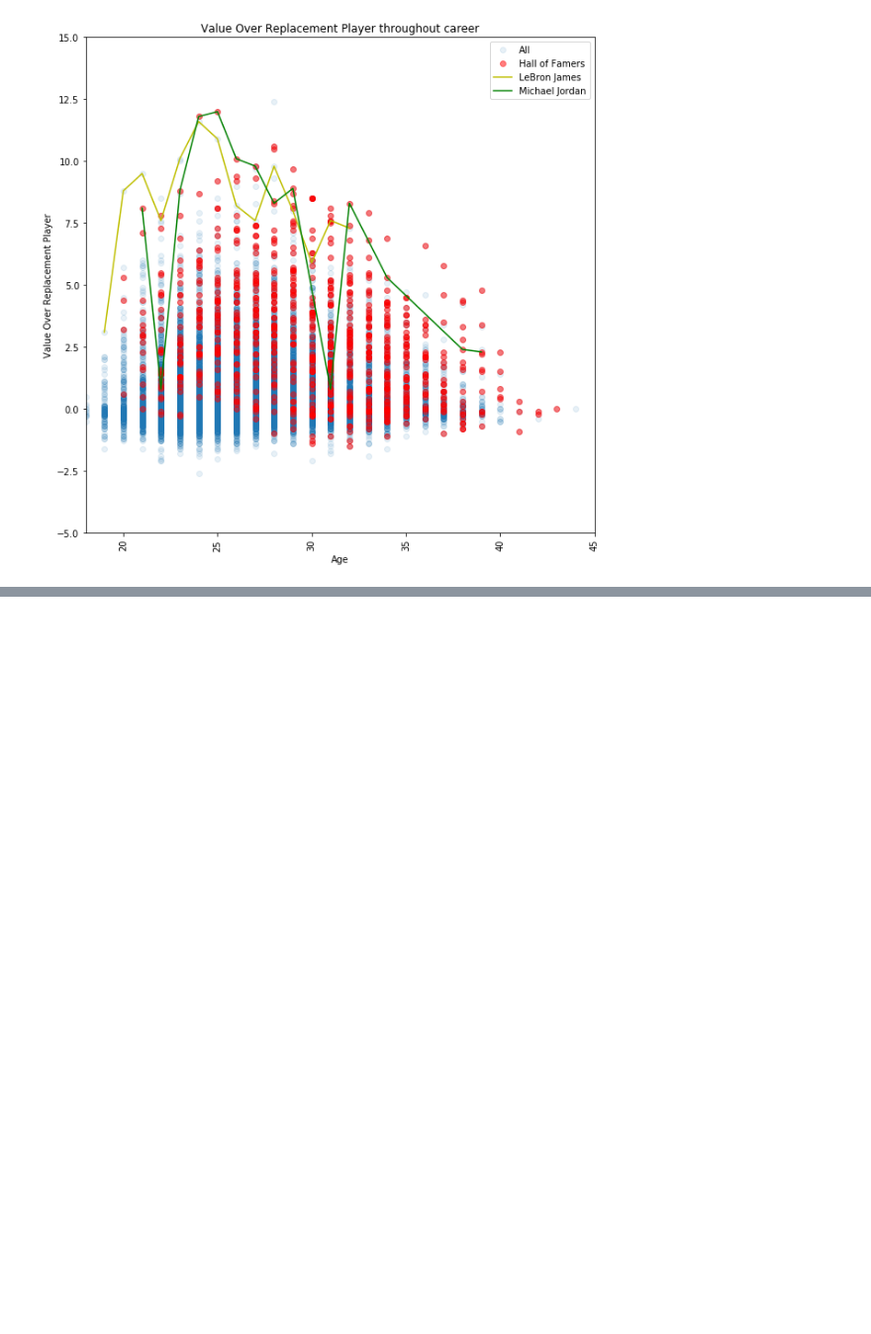
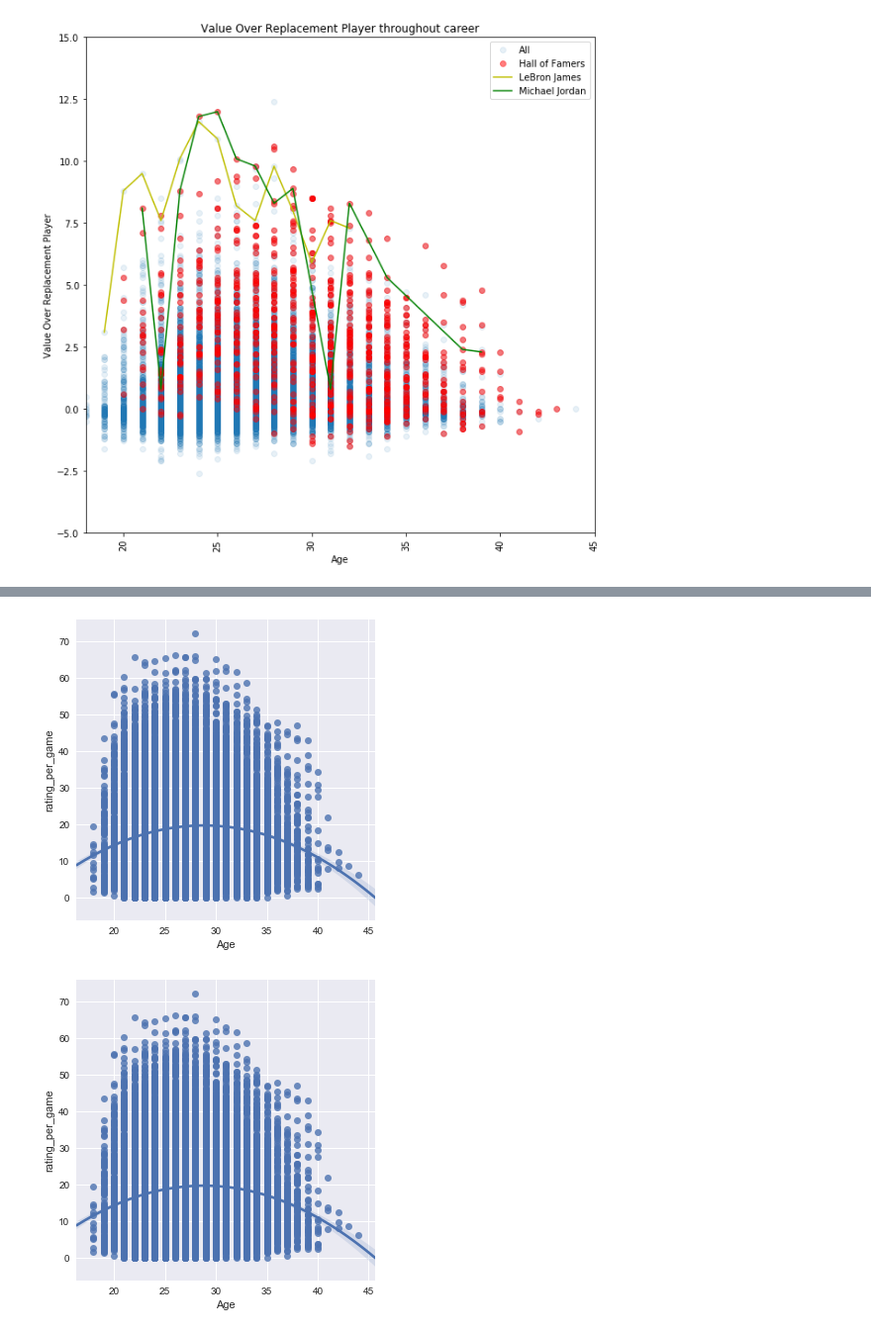
Before and after one commit to kevinetta/nba_data_science, a Jupyter notebook: NBAPROJECT.ipynb, the cells around one changed output, grey strips where cells are left out. Shown at 99% size. Saved outputs shown, nothing was run; the diff lists cells and outputs as text; code cells hidden in the pictures; blank space fills up the shorter version.

```diff
--- a/NBAPROJECT.ipynb
+++ b/NBAPROJECT.ipynb
@@ -213,0 +222,8 @@ KeyError: 'rating_per_game'
+# %%
+Seasons.loc[Seasons['Age'] < 25, 'young'] = 1
+Seasons.loc[Seasons['Year'] < "2013", 'young'] = 0
+sns.lmplot(x='Age', y='rating_per_game', data=Seasons, order=2)
+plt.show()
+# %% [output]
+[figure, added]
+[figure, added]
```
Also changed, not shown: parts of 25 cells of this notebook.
